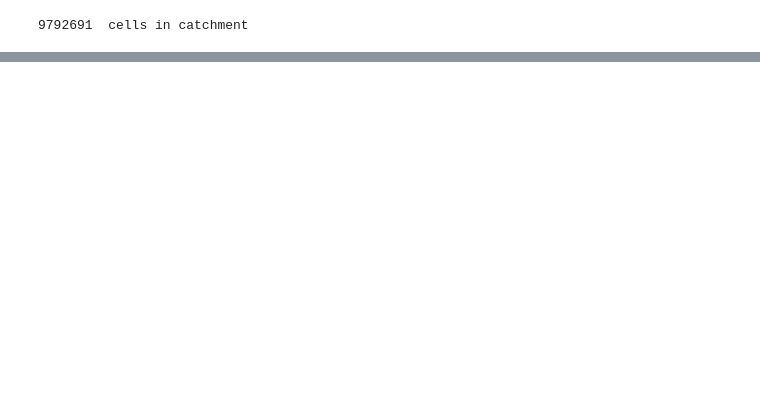
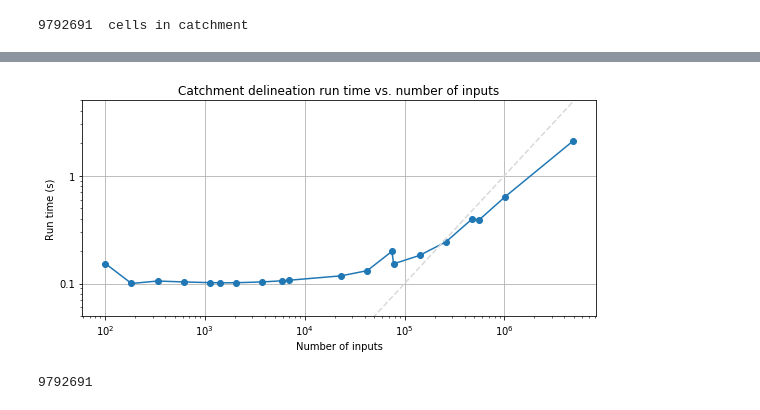
Before and after one commit to mdbartos/pysheds, a Jupyter notebook: examples/performance.ipynb, the cells around one changed output, grey strips where cells are left out. Drawn from its saved outputs; the diff is of its cells as text; code cells hidden in the pictures; blank space fills up the shorter version.

```diff
--- a/examples/performance.ipynb
+++ b/examples/performance.ipynb
@@ -42,0 +77,36 @@ print(catchment_cells, ' cells in catchment')
+# %%
+ix = [np.argmin(np.abs(grid.acc.ravel() - i)) for i in D]
+# %%
+times = []
+sizes = []
+
+for i in ix:
+    pour_y, pour_x = np.unravel_index(i, fdir.shape)
+    fdir_sub = fdir[:i, :i]
+    start = timeit.default_timer()
+    grid.catchment(pour_x, pour_y, fdir, dirmap=dirmap, recursionlimit=15000, xytype='index')
+    stop = timeit.default_timer()
+    dt = stop - start
+    size = np.count_nonzero(grid.catch)
+    times.append(dt)
+    sizes.append(size)
+# %%
+times = np.asarray(times)
+sizes = np.asarray(sizes)
+# %%
+s = pd.Series(times, index=sizes).sort_index()
+# %%
+fig, ax = plt.subplots(figsize=(8,4))
+
+ax.loglog(s.index, s.values, marker='o')
+ax.loglog(s.index[9:], s.index[9:] / 1e6, linestyle='--', c='0.85')
+ax.set_xlabel('Number of inputs')
+ax.set_ylabel('Run time (s)')
+ax.set_title('Catchment delineation run time vs. number of inputs')
+ax.set_ylim(0.05, 5)
+ax.yaxis.set_ticklabels(['', '', '0.1', '1'])
+ax.grid()
+plt.tight_layout()
+plt.savefig('catchment_runtime.pdf')
+# %% [output]
+[figure, added]
@@ -42,0 +119,4 @@ print(catchment_cells, ' cells in catchment')
+# %%
+np.count_nonzero(grid.catch)
+# %% [output]
+9792691
```
Also changed, not shown: parts of 11 cells of this notebook, 2 other files.
